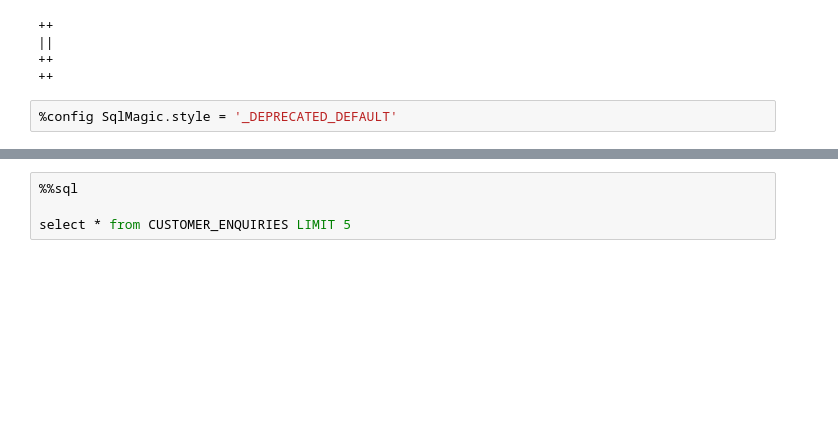
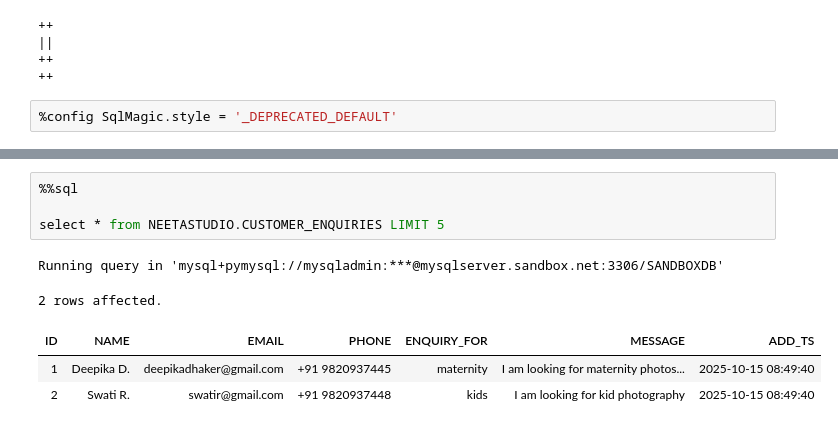
Before and after one commit to brijeshdhaker/docker-hadoop-cluster, a Jupyter notebook: bd-notebooks-module/notebooks/mysql/hello-mysql.ipynb, the cells around one changed output, grey strips where cells are left out. Saved outputs shown, nothing was run; the diff lists cells and outputs as text; blank space fills up the shorter version.

```diff
--- a/bd-notebooks-module/notebooks/mysql/hello-mysql.ipynb
+++ b/bd-notebooks-module/notebooks/mysql/hello-mysql.ipynb
@@ -73,4 +90,10 @@ KeyError: '_DEPRECATED_DEFAULT'
 # %%
 %%sql
 
-select * from CUSTOMER_ENQUIRIES LIMIT 5
+select * from NEETASTUDIO.CUSTOMER_ENQUIRIES LIMIT 5
+# %% [output]
+Running query in 'mysql+pymysql://mysqladmin:***@mysqlserver.sandbox.net:3306/SANDBOXDB'
+2 rows affected.
+| ID | NAME | EMAIL | PHONE | ENQUIRY_FOR | MESSAGE | ADD_TS |
+| 1 | Deepika D. | deepikadhaker@gmail.com | +91 9820937445 | maternity | I am looking for maternity photos... | 2025-10-15 08:49:40 |
+| 2 | Swati R. | swatir@gmail.com | +91 9820937448 | kids | I am looking for kid photography | 2025-10-15 08:49:40 |
```
Also changed, not shown: parts of 4 cells of this notebook, 4 other files.
